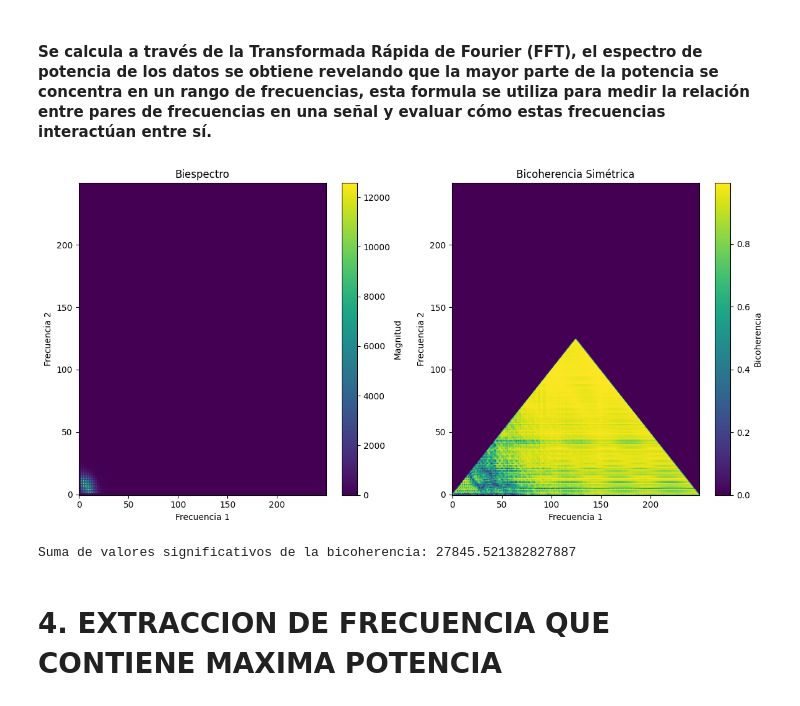
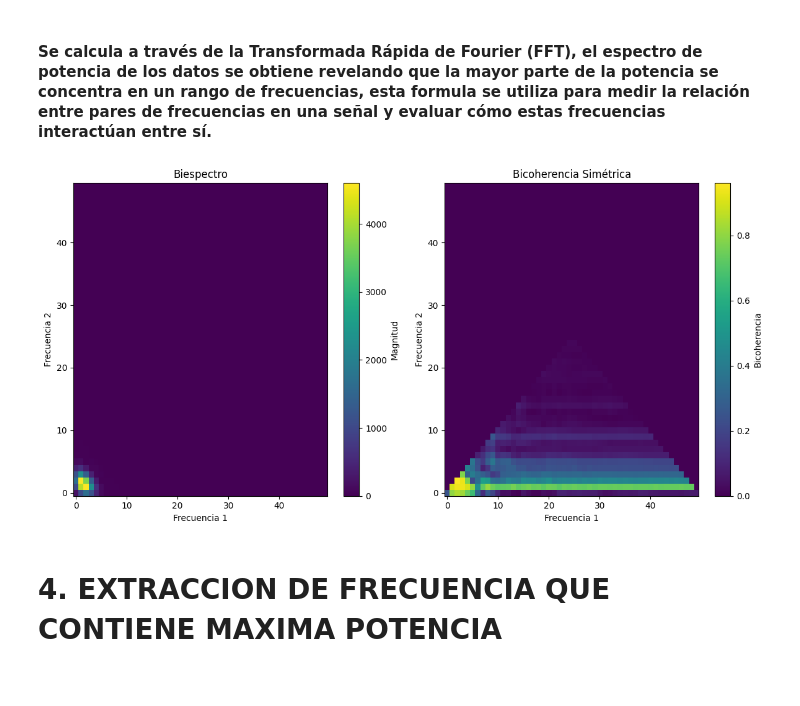
Before and after one commit to juandayo001/Biose-ales_20242, a Jupyter notebook: proyecto2biosenales.ipynb, the cells around one changed output. Drawn from its saved outputs; the diff is of its cells as text; code cells hidden in the pictures.

```diff
--- a/proyecto2biosenales.ipynb
+++ b/proyecto2biosenales.ipynb
@@ -237,38 +237,35 @@ def calc_bis_bic(signal, N, fs):
     sim_bicoherence = np.zeros((size, size))
     for f1 in range(size):
         for f2 in range(f1, size):
             sim_bicoherence[f1, f2] = bicoh[f1, f2]
 
     return bispectrum, sim_bicoherence, sFSB
 
 # Ejemplo de uso
 
-bispectrum, sim_bicoherence, sFSB = calc_bis_bic(señal_ejemplo, 500, 500)
+bispectrum, sim_bicoherence, sFSB = calc_bis_bic(señal_ejemplo, 100, 500)
 
 # Ploteo del biespectro
 plt.figure(figsize=(12, 6))
 plt.subplot(1, 2, 1)
 plt.title('Biespectro')
 plt.imshow(np.abs(bispectrum), aspect='auto', origin='lower', cmap='viridis')
 plt.colorbar(label='Magnitud')
 plt.xlabel('Frecuencia 1')
 plt.ylabel('Frecuencia 2')
 
 # Ploteo de la bicoherencia simétrica
 plt.subplot(1, 2, 2)
 plt.title('Bicoherencia Simétrica')
 plt.imshow(sim_bicoherence, aspect='auto', origin='lower', cmap='viridis')
 plt.colorbar(label='Bicoherencia')
 plt.xlabel('Frecuencia 1')
 plt.ylabel('Frecuencia 2')
 
 plt.tight_layout()
 plt.show()
-
-print("Suma de valores significativos de la bicoherencia:", sFSB)
 # %% [output]
-[figure, old version]
+[figure, new version]
-Suma de valores significativos de la bicoherencia: 27845.521382827887
 # %% [markdown]
 # 4. EXTRACCION DE FRECUENCIA QUE CONTIENE MAXIMA POTENCIA
 # %%
```
Also changed, not shown: parts of 5 cells of this notebook.
